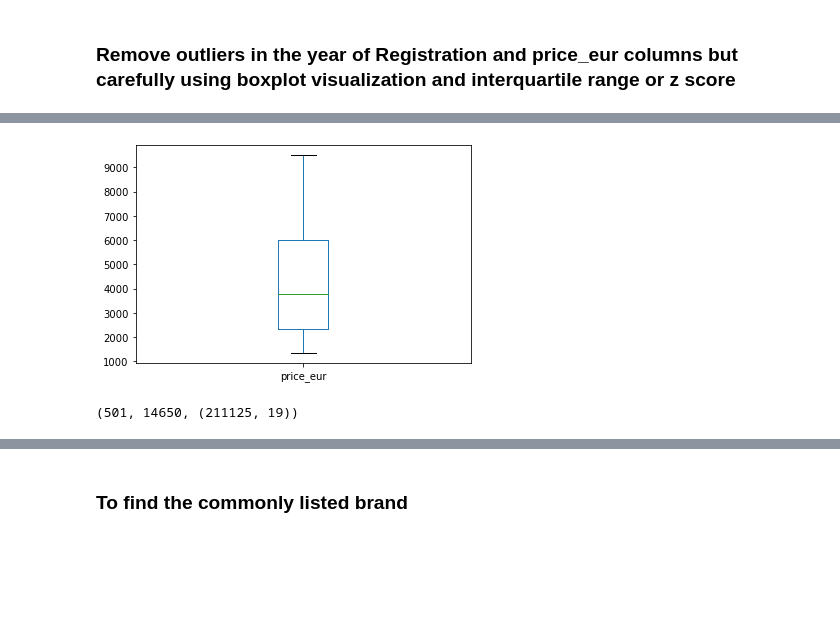
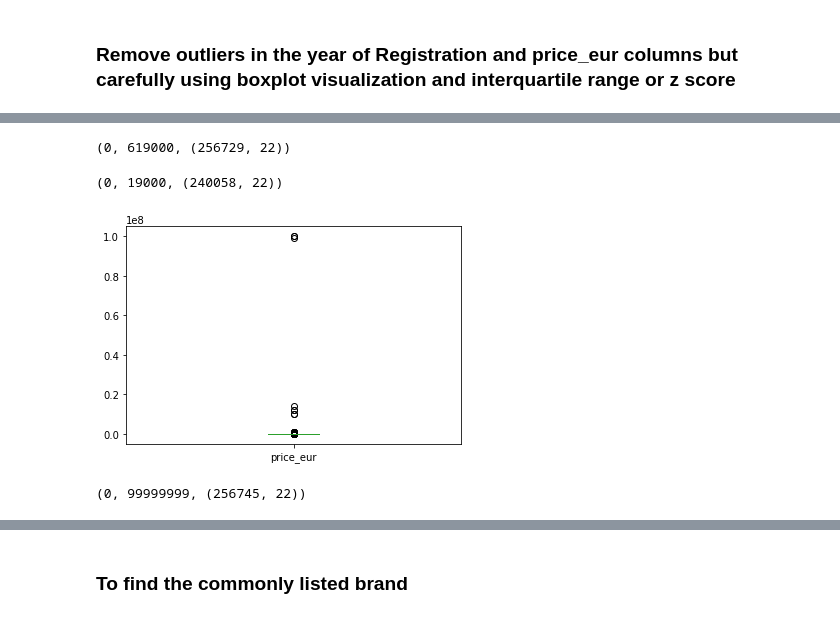
Before and after one commit to ronoevan/Mid-term-Project, a Jupyter notebook: EvansFestus_Mid_Term_Project.ipynb, the cells around one changed output, grey strips where cells are left out. Saved outputs shown, nothing was run; the diff lists cells and outputs as text; code cells hidden in the pictures; blank space fills up the shorter version.

```diff
--- a/EvansFestus_Mid_Term_Project.ipynb
+++ b/EvansFestus_Mid_Term_Project.ipynb
@@ -444,7 +692,7 @@ sns.histplot(df["price_eur"])
 # %%
 #This is the expect clean plot without outliers
 def plot_boxplot(df, ft):
-    dfa.boxplot(column=[ft])
+    df.boxplot(column=[ft])
     plt.grid(False)
     plt.show()
 plot_boxplot(df,"price_eur")
@@ -461,7 +711,7 @@ KeyError: 'power_hp'
 # %%
 #We can drop this column because it has many outliers, which if we remove, we will impact heavily on the entire fetures of the data set
 def plot_boxplot(df, ft):
-    dfa.boxplot(column=[ft])
+    df.boxplot(column=[ft])
     plt.grid(False)
     plt.show()
 plot_boxplot(df,"power_hp")
@@ -502,2 +747,27 @@ df["mileage_km"].min(), df["mileage_km"].max(), df.shape
 # %% [markdown]
 ### Remove outliers in the year of Registration and price_eur columns but carefully using boxplot visualization and interquartile range or z score
+# %%
+df["z_score_yr"]= stats.zscore(df["year_registration"])
+df1 =df.loc[df["z_score_yr"].abs()<=2]
+def plot_boxplot(df1, ft):
+    df1.boxplot(column=[ft])
+    plt.grid(False)
+    plt.show()
+plot_boxplot(df1,"year_registration")
+df["year_registration"].min(), df["year_registration"].max(), df.shape
+##
+# IQR
+Q1 = np.percentile(df['year_registration'], 25,
+                   interpolation = 'midpoint')
+
+Q3 = np.percentile(df['year_registration'], 75,
+                   interpolation = 'midpoint')
+IQR = Q3 - Q1
+
+df2=df
+# Return a boolean array of the rows with (any) non-outlier column values
+condition = ~((df2['year_registration'] < (Q1 - 1.5 * IQR)) | (df2['year_registration'] > (Q3 + 1.5 * IQR)))#.any(axis=1)
+
+# Filter our dataframe based on condition
+df2 = df2[condition]
+df2['year_registration'].min(), df2['year_registration'].max(), df2.shape
@@ -544,0 +817,10 @@ sns.histplot(df["year_registration"])
+# %%
+#Price_eur
+df["z_score_pr"]= stats.zscore(df["price_eur"])
+df1 =df.loc[df["z_score_pr"].abs()<=2]
+def plot_boxplot(df1, ft):
+    df1.boxplot(column=[ft])
+    plt.grid(False)
+    plt.show()
+plot_boxplot(df1,"price_eur")
+df1["price_eur"].min(), df1["price_eur"].max(), df1.shape
@@ -544,0 +839,22 @@ sns.histplot(df["year_registration"])
+# %%
+df1["price_eur"].min(), df1["price_eur"].max(), df1.shape
+# %% [output]
+(0, 619000, (256729, 22))
+# %%
+# IQR
+Q1 = np.percentile(df["price_eur"], 25,
+                   interpolation = 'midpoint')
+
+Q3 = np.percentile(df["price_eur"], 75,
+                   interpolation = 'midpoint')
+IQR = Q3 - Q1
+
+df2=df
+# Return a boolean array of the rows with (any) non-outlier column values
+condition = ~((df2["price_eur"] < (Q1 - 1.5 * IQR)) | (df2["price_eur"] > (Q3 + 1.5 * IQR)))#.any(axis=1)
+
+# Filter our dataframe based on condition
+df2 = df2[condition]
+df2["price_eur"].min(), df2["price_eur"].max(), df2.shape
+# %% [output]
+(0, 19000, (240058, 22))
@@ -545,14 +863,14 @@ sns.histplot(df["year_registration"])
 # %%
 #This price_eur column is tricky. We have cars that cost zero Euros. We have to think how to deal with this.  Evans tried interquartile range and z score methods later below
 def plot_boxplot(df, ft):
-    dfa.boxplot(column=[ft])
+    df.boxplot(column=[ft])
     plt.grid(False)
     plt.show()
 plot_boxplot(df,"price_eur")
 df["price_eur"].min(), df["price_eur"].max(), df.shape
 # %% [output]
-[figure, old version]
+[figure, new version]
-(501, 14650, (211125, 19))
+(0, 99999999, (256745, 22))
 # %%
 #price_eur check with seaborn reveal huge effect of outliers
 sns.boxplot(df['price_eur'])
```
Also changed, not shown: parts of 124 cells of this notebook.
